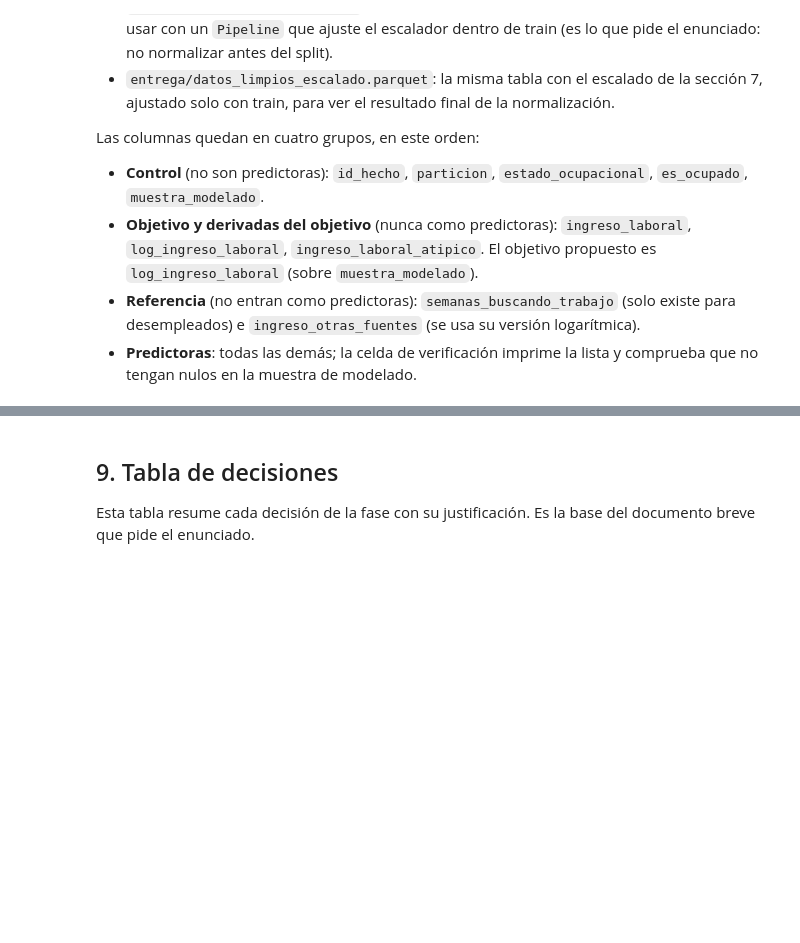
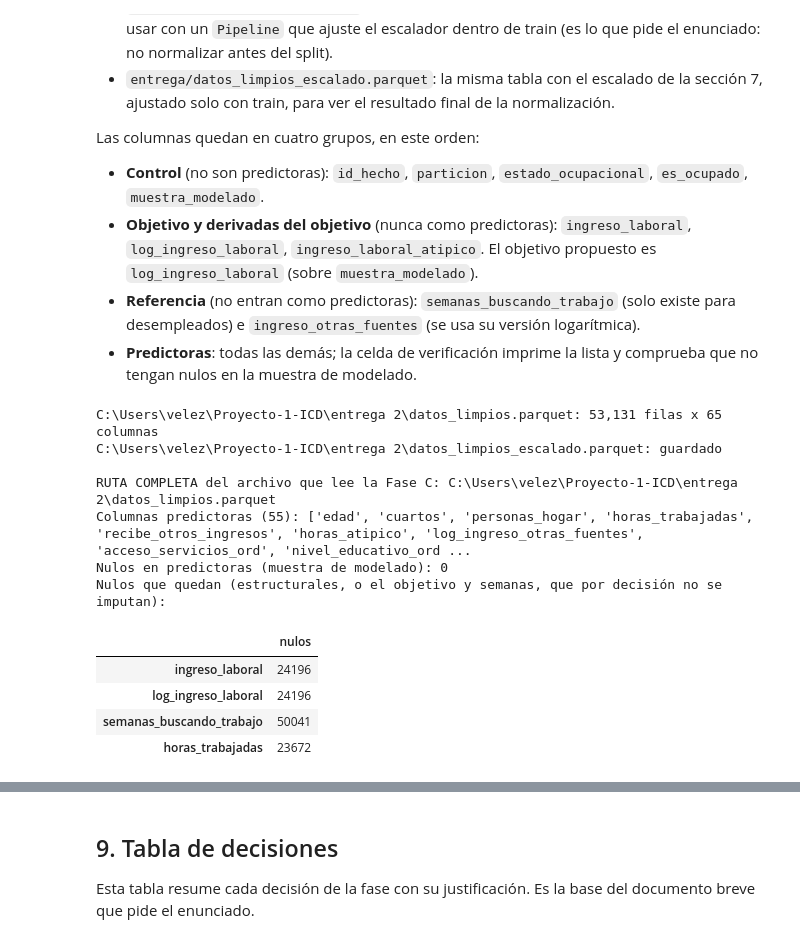
Before and after one commit to JuanCVO/Proyecto-1-ICD, a Jupyter notebook: entrega 2/fase_b_limpieza.ipynb, the cells around one changed output, grey strips where cells are left out. Saved outputs shown, nothing was run; the diff lists cells and outputs as text; code cells hidden in the pictures; blank space fills up the shorter version.

```diff
--- a/entrega 2/fase_b_limpieza.ipynb
+++ b/entrega 2/fase_b_limpieza.ipynb
@@ -45,28 +47,17 @@ GEIH_2026_COP = mticker.FuncFormatter(lambda x, _: f"${x:,.0f}")  # formato mone
 # GEIH_2026: una sola semilla para todo lo aleatorio; la Fase C debe usar la misma
 GEIH_2026_SEMILLA = 42
 # %%
-# GEIH_2026: misma carga que la Fase A, pero funciona en Colab y en local
-try:
-    from google.colab import drive
-    drive.mount("/content/drive")
-    GEIH_2026_RUTA = "/content/drive/MyDrive/GEIH"
-    GEIH_2026_RAIZ = "."
-    GEIH_2026_EN_COLAB = True
-except ImportError:
-    # GEIH_2026: en local, si el notebook corre dentro de entrega/ (lo habitual en VS Code), los CSV están un nivel arriba
-    GEIH_2026_CWD = os.path.abspath(os.getcwd())
-    GEIH_2026_RAIZ = (os.path.dirname(GEIH_2026_CWD)
-                      if os.path.basename(GEIH_2026_CWD).lower().startswith("entrega")   # "entrega", "entrega 1", "entrega 2"...
-                      else GEIH_2026_CWD)
-    GEIH_2026_RUTA = GEIH_2026_RAIZ   # CSV en la raíz del proyecto, como en el Proyecto 1
-    GEIH_2026_EN_COLAB = False
+# GEIH_2026: carpeta de salida: junto al notebook (entrega, entrega 2...) o, si se corre desde la raíz, en entrega/
+GEIH_2026_CWD = os.path.abspath(os.getcwd())
+GEIH_2026_EN_ENTREGA = os.path.basename(GEIH_2026_CWD).lower().startswith("entrega")
+GEIH_2026_RAIZ = os.path.dirname(GEIH_2026_CWD) if GEIH_2026_EN_ENTREGA else GEIH_2026_CWD
+GEIH_2026_SALIDA = GEIH_2026_CWD if GEIH_2026_EN_ENTREGA else os.path.join(GEIH_2026_RAIZ, "entrega")
 
 # GEIH_2026: parámetros de limpieza, todos juntos para poder justificarlos y cambiarlos en un solo lugar
-GEIH_2026_CODIGOS_NS_OTROS = [98, 99]                       # "no sabe / no informa" en columnas de otros ingresos (verificar en el diccionario DANE)
+GEIH_2026_CODIGOS_NS_OTROS = [98, 99]                       # "no sabe / no informa" en otros ingresos (verificar en el diccionario DANE)
 GEIH_2026_CODIGOS_NS = {"semanas_buscando_trabajo": [998, 999]}   # códigos que no son semanas reales (verificar en el diccionario)
 GEIH_2026_MAX_HORAS = 112       # 16 h diarias x 7 días: más que eso se trata como error de captura
 GEIH_2026_TEST_SIZE = 0.20      # partición 80/20
-GEIH_2026_SALIDA = os.path.join(GEIH_2026_RAIZ, "entrega")   # carpeta donde se guardan los parquet
 # %% [markdown]
 ## 1. Carga del dataset
 
@@ -633,44 +723,46 @@ Las columnas quedan en cuatro grupos, en este orden:
 GEIH_2026_COLS_CONTROL = ["id_hecho", "particion", "estado_ocupacional", "es_ocupado", "muestra_modelado"]
 GEIH_2026_COLS_OBJETIVO = ["ingreso_laboral", "log_ingreso_laboral", "ingreso_laboral_atipico"]   # el objetivo y lo derivado de él: NUNCA como predictoras
 GEIH_2026_COLS_REFERENCIA = ["semanas_buscando_trabajo", "ingreso_otras_fuentes"]   # se dejan como referencia; no entran como predictoras
 geih_2026_predictoras = [c for c in geih_2026_df_enc.columns
                          if c not in GEIH_2026_COLS_CONTROL + GEIH_2026_COLS_OBJETIVO + GEIH_2026_COLS_REFERENCIA]
 geih_2026_orden = GEIH_2026_COLS_CONTROL + GEIH_2026_COLS_OBJETIVO + GEIH_2026_COLS_REFERENCIA + geih_2026_predictoras
 geih_2026_df_limpio = geih_2026_df_enc[geih_2026_orden].copy()
 geih_2026_df_limpio_esc = geih_2026_df_escalado[geih_2026_orden].copy()
 
 os.makedirs(GEIH_2026_SALIDA, exist_ok=True)
 geih_2026_ruta_limpio = os.path.join(GEIH_2026_SALIDA, "datos_limpios.parquet")
 geih_2026_ruta_esc = os.path.join(GEIH_2026_SALIDA, "datos_limpios_escalado.parquet")
 geih_2026_df_limpio.to_parquet(geih_2026_ruta_limpio, index=False)
 geih_2026_df_limpio_esc.to_parquet(geih_2026_ruta_esc, index=False)
 
 # GEIH_2026: verificación leyendo de nuevo el archivo guardado
 geih_2026_rel = pd.read_parquet(geih_2026_ruta_limpio)
 assert geih_2026_rel.shape == geih_2026_df_limpio.shape, "El parquet guardado no coincide con el DataFrame"
 print(f"{geih_2026_ruta_limpio}: {geih_2026_rel.shape[0]:,} filas x {geih_2026_rel.shape[1]} columnas")
 print(f"{geih_2026_ruta_esc}: guardado")
 print("\nRUTA COMPLETA del archivo que lee la Fase C:", os.path.abspath(geih_2026_ruta_limpio))
 print(f"Columnas predictoras ({len(geih_2026_predictoras)}):", geih_2026_predictoras)
 
 # GEIH_2026: en la muestra de modelado no debe quedar ningún nulo en las predictoras
 _pred = geih_2026_predictoras
 _nulos_pred = geih_2026_rel.loc[geih_2026_rel["muestra_modelado"], _pred].isna().sum().sum()
 assert _nulos_pred == 0, f"Quedan {_nulos_pred} nulos en las predictoras de la muestra de modelado"
 print("Nulos en predictoras (muestra de modelado): 0")
 print("Nulos que quedan (estructurales, o el objetivo y semanas, que por decisión no se imputan):")
 display(geih_2026_rel.isna().sum()[lambda s: s > 0].to_frame("nulos"))
-
-# GEIH_2026: en Colab, además se copian los archivos y figuras al Drive
-if GEIH_2026_EN_COLAB:
-    import glob
-    _destino = "/content/drive/MyDrive/GEIH/figuras"
-    os.makedirs(_destino, exist_ok=True)
-    for _f in glob.glob("geih_2026_*.png"):
-        shutil.copy(_f, _destino)
-    for _f in (geih_2026_ruta_limpio, geih_2026_ruta_esc):
-        shutil.copy(_f, "/content/drive/MyDrive/GEIH/")
-    print("Copia en Drive: /content/drive/MyDrive/GEIH/datos_limpios.parquet")
+# %% [output]
+C:\Users\velez\Proyecto-1-ICD\entrega 2\datos_limpios.parquet: 53,131 filas x 65 columnas
+C:\Users\velez\Proyecto-1-ICD\entrega 2\datos_limpios_escalado.parquet: guardado
+
+RUTA COMPLETA del archivo que lee la Fase C: C:\Users\velez\Proyecto-1-ICD\entrega 2\datos_limpios.parquet
+Columnas predictoras (55): ['edad', 'cuartos', 'personas_hogar', 'horas_trabajadas', 'recibe_otros_ingresos', 'horas_atipico', 'log_ingreso_otras_fuentes', 'acceso_servicios_ord', 'nivel_educativo_ord ...
+Nulos en predictoras (muestra de modelado): 0
+Nulos que quedan (estructurales, o el objetivo y semanas, que por decisión no se imputan):
+|  | nulos |
+| ingreso_laboral | 24196 |
+| log_ingreso_laboral | 24196 |
+| semanas_buscando_trabajo | 50041 |
+| horas_trabajadas | 23672 |
 # %%
 # GEIH_2026: resumen de cifras clave para redactar el documento breve
 geih_2026_resumen = pd.Series({
```
Also changed, not shown: parts of 25 cells of this notebook, 9 other files.
